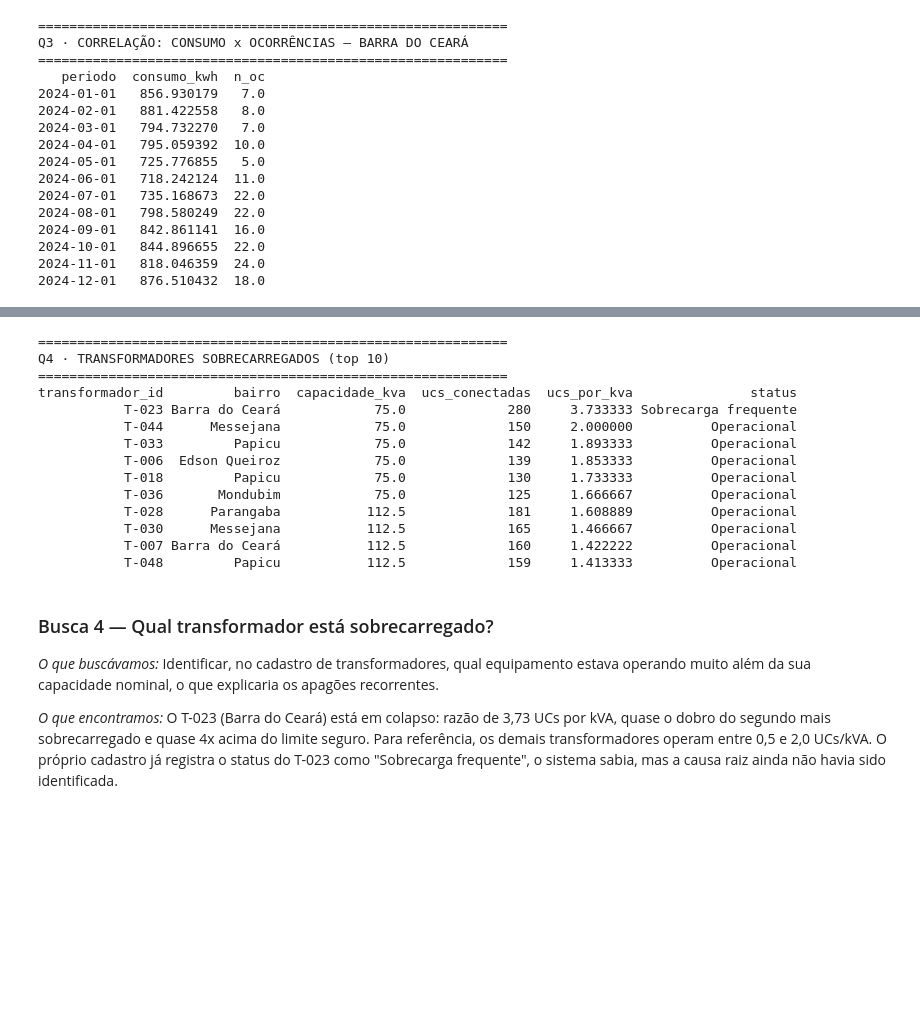
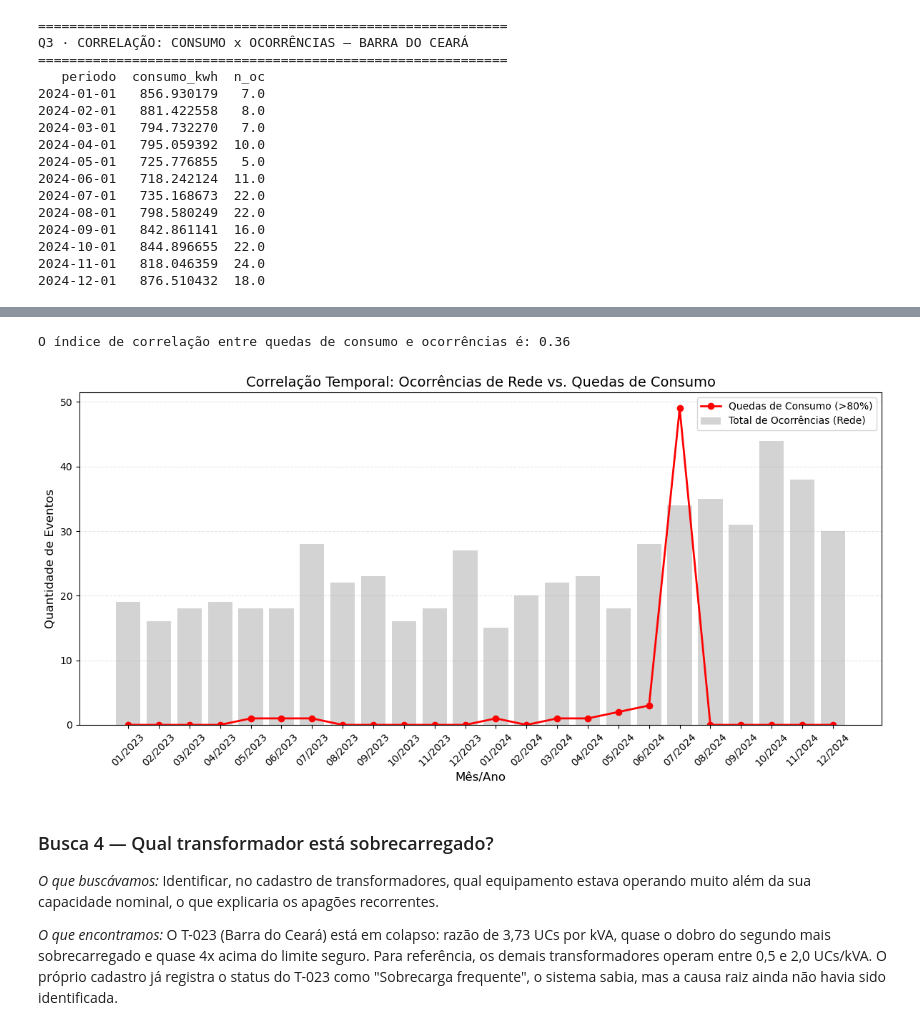
Before and after one commit to rcardoo/Operacao-Curto-Circuito-CDT13, a Jupyter notebook: notebook/analise_perdas_energia.ipynb, the cells around one changed output, grey strips where cells are left out. Drawn from its saved outputs; the diff is of its cells as text; code cells hidden in the pictures; blank space fills up the shorter version.

Commit message:
Gráfico, read me

```diff
--- a/notebook/analise_perdas_energia.ipynb
+++ b/notebook/analise_perdas_energia.ipynb
@@ -151,32 +151,54 @@ Q3 · CORRELAÇÃO: CONSUMO x OCORRÊNCIAS — BARRA DO CEARÁ
-# %%
-# ── Q4: Transformadores sobrecarregados ─────────────────────────
-df_transf['ucs_por_kva'] = df_transf['ucs_conectadas'] / df_transf['capacidade_kva']
-
-print("\n" + "=" * 60)
-print("Q4 · TRANSFORMADORES SOBRECARREGADOS (top 10)")
-print("=" * 60)
-print(
-    df_transf[['transformador_id', 'bairro', 'capacidade_kva',
-                'ucs_conectadas', 'ucs_por_kva', 'status']]
-    .sort_values('ucs_por_kva', ascending=False)
-    .head(10)
-    .to_string(index=False)
-)
-# %% [output]
-============================================================
-Q4 · TRANSFORMADORES SOBRECARREGADOS (top 10)
-============================================================
-transformador_id         bairro  capacidade_kva  ucs_conectadas  ucs_por_kva               status
-           T-023 Barra do Ceará            75.0             280     3.733333 Sobrecarga frequente
-           T-044      Messejana            75.0             150     2.000000          Operacional
-           T-033         Papicu            75.0             142     1.893333          Operacional
-           T-006  Edson Queiroz            75.0             139     1.853333          Operacional
-           T-018         Papicu            75.0             130     1.733333          Operacional
-           T-036       Mondubim            75.0             125     1.666667          Operacional
-           T-028      Parangaba           112.5             181     1.608889          Operacional
-           T-030      Messejana           112.5             165     1.466667          Operacional
-           T-007 Barra do Ceará           112.5             160     1.422222          Operacional
-           T-048         Papicu           112.5             159     1.413333          Operacional
+# %%
+df_consumo = pd.read_csv('../data/projeto_06_consumo_energia.csv')
+df_ocorrencias = pd.read_csv('../data/projeto_06_ocorrencias_rede.csv')
+
+
+df_ocorrencias['data_ocorrencia'] = pd.to_datetime(df_ocorrencias['data_ocorrencia'])
+
+
+df_ocorrencias['ano'] = df_ocorrencias['data_ocorrencia'].dt.year
+df_ocorrencias['mes'] = df_ocorrencias['data_ocorrencia'].dt.month
+quedas_por_mes = quedas.groupby(['ano', 'mes', 'bairro']).size().reset_index(name='total_quedas')
+ocorrencias_por_mes = df_ocorrencias.groupby(['ano', 'mes', 'bairro']).size().reset_index(name='total_ocorrencias')
+df_correlacao = pd.merge(quedas_por_mes, ocorrencias_por_mes, on=['ano', 'mes', 'bairro'], how='outer').fillna(0)
+correlacao = df_correlacao['total_quedas'].corr(df_correlacao['total_ocorrencias'])
+
+print(f"O índice de correlação entre quedas de consumo e ocorrências é: {correlacao:.2f}")
+# %% [output]
+O índice de correlação entre quedas de consumo e ocorrências é: 0.36
+# %%
+import matplotlib.pyplot as plt
+
+# 1. Agrupar por ano e mês para ter o total geral (somando todos os bairros)
+df_mensal = df_correlacao.groupby(['ano', 'mes']).agg({
+    'total_quedas': 'sum',
+    'total_ocorrencias': 'sum'
+}).reset_index()
+
+# 2. Criar uma coluna de texto para o eixo X (ex: "07/2024")
+df_mensal['rotulo'] = df_mensal['mes'].astype(str).str.zfill(2) + '/' + df_mensal['ano'].astype(str)
+
+# 3. Gerar o gráfico
+plt.figure(figsize=(12, 6))
+
+# Plotando as Ocorrências de Rede (Barras)
+plt.bar(df_mensal['rotulo'], df_mensal['total_ocorrencias'], color='lightgrey', label='Total de Ocorrências (Rede)')
+
+# Plotando as Quedas de Consumo (Linha para destacar a tendência)
+plt.plot(df_mensal['rotulo'], df_mensal['total_quedas'], color='red', marker='o', linewidth=2, label='Quedas de Consumo (>80%)')
+
+# Customização
+plt.title('Correlação Temporal: Ocorrências de Rede vs. Quedas de Consumo', fontsize=14)
+plt.xlabel('Mês/Ano', fontsize=12)
+plt.ylabel('Quantidade de Eventos', fontsize=12)
+plt.legend()
+plt.xticks(rotation=45)
+plt.grid(axis='y', linestyle='--', alpha=0.3)
+
+plt.tight_layout()
+plt.show()
+# %% [output]
+[figure, added]
 # %% [markdown]
 ### Busca 4 — Qual transformador está sobrecarregado?
 *O que buscávamos:* Identificar, no cadastro de transformadores, qual equipamento estava operando muito além da sua capacidade nominal, o que explicaria os apagões recorrentes.
```
Also changed, not shown: parts of 11 cells of this notebook, 2 other files.
